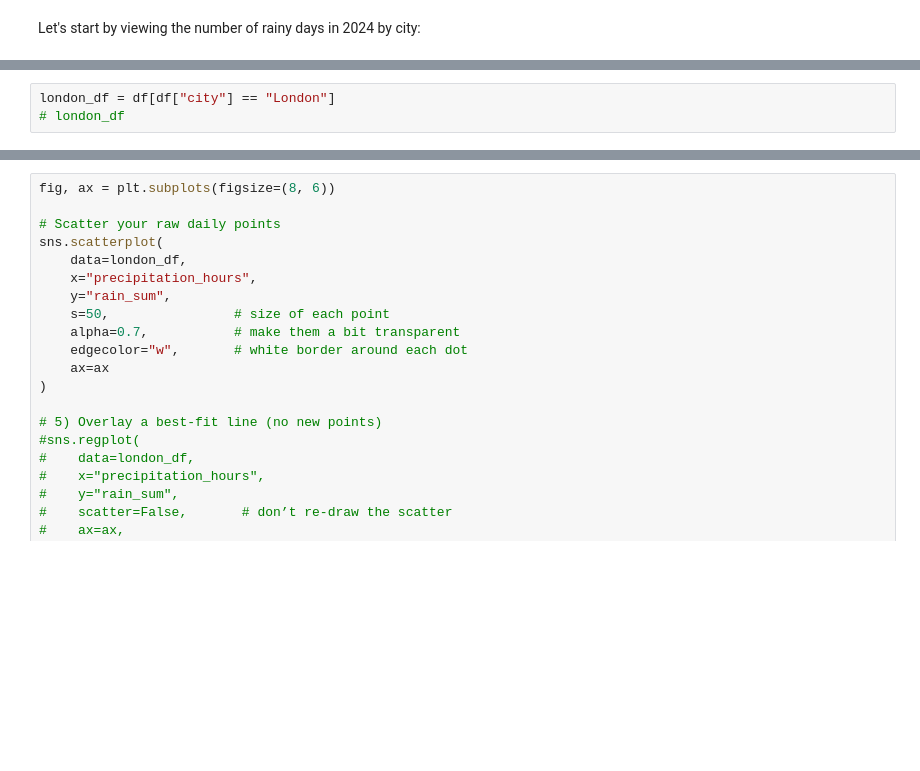
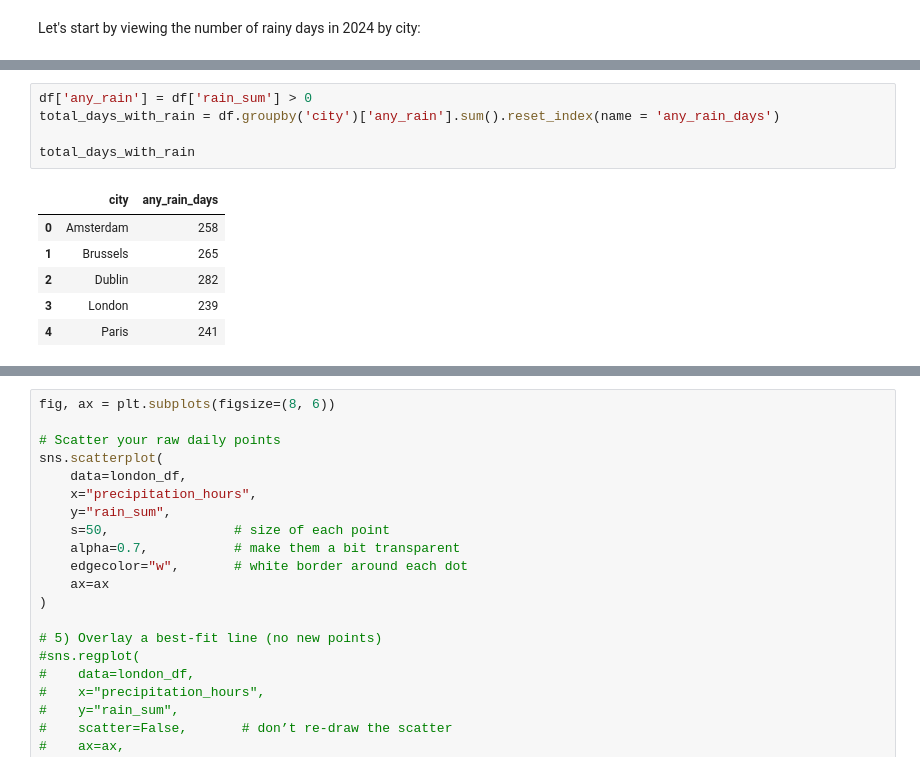
Before and after one commit to theaw3275/LSE-ME204-midterm, a Jupyter notebook: NB02 - Data Analysis.ipynb, the cells around one changed output, grey strips where cells are left out. Drawn from its saved outputs; the diff is of its cells as text; blank space fills up the shorter version.

```diff
--- a/NB02 - Data Analysis.ipynb
+++ b/NB02 - Data Analysis.ipynb
@@ -77,3 +72,12 @@ According to this definition of a "rainy day" London actually had the fewest rai
-# %%
-london_df = df[df["city"] == "London"]
-# london_df
+# %%
+df['any_rain'] = df['rain_sum'] > 0
+total_days_with_rain = df.groupby('city')['any_rain'].sum().reset_index(name = 'any_rain_days')
+
+total_days_with_rain
+# %% [output]
+|  | city | any_rain_days |
+| 0 | Amsterdam | 258 |
+| 1 | Brussels | 265 |
+| 2 | Dublin | 282 |
+| 3 | London | 239 |
+| 4 | Paris | 241 |
```
Also changed, not shown: parts of 13 cells of this notebook.
